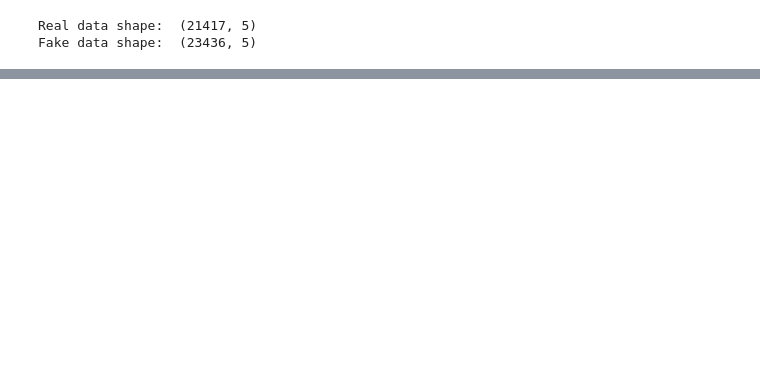
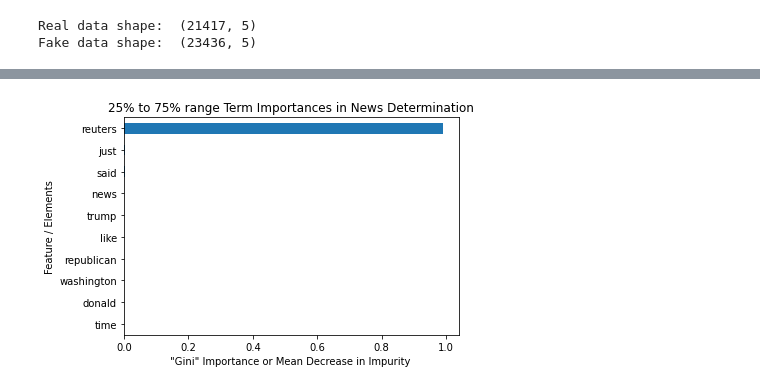
Before and after one commit to StephenSpicer/News_Parsing_DS23_unit02, a Jupyter notebook: unit02/fourthworkup.ipynb, the cells around one changed output, grey strips where cells are left out. Drawn from its saved outputs; the diff is of its cells as text; code cells hidden in the pictures; blank space fills up the shorter version.

```diff
--- a/unit02/fourthworkup.ipynb
+++ b/unit02/fourthworkup.ipynb
@@ -103,0 +239,14 @@ Index(['title', 'text', 'date', 'Fake'], dtype='object')
+# %%
+# TfidfVectorizer(stop_words = 'english', strip_accents ='ascii', max_features = 50, min_df= 0.25 , max_df= 0.75)
+
+model_test = Pipeline([
+    ('vectorizer', TfidfVectorizer(lowercase=True, stop_words = 'english', strip_accents ='ascii', max_features = 20, ngram_range=(1,2))),
+    #('dim_red', TruncatedSVD(n_components=19, random_state=42)),
+    ('encoder', OrdinalEncoder()),
+    ('predictor', GradientBoostingClassifier(random_state=42, verbose=1))
+])
+
+# Fit model to training data
+model_test.fit(Xb_train, yb_train);
+
+print(model_test.score(Xb_train, yb_train))
@@ -103,0 +273,15 @@ Index(['title', 'text', 'date', 'Fake'], dtype='object')
+# %%
+model1 = Pipeline([
+    ('vectorizer', TfidfVectorizer(stop_words = 'english', strip_accents ='ascii', max_features = 50, min_df= 0.25 , max_df= 0.75)),
+    #('dim_red', TruncatedSVD(n_components=19, random_state=42)),
+    ('encoder', OrdinalEncoder()),
+    ('predictor', GradientBoostingClassifier(random_state=42, verbose=1))
+])
+
+# Fit model to training data
+model1.fit(Xb_train, yb_train);
+
+print('model1 train: ', model1.score(Xb_train, yb_train))
+print('model1 val: ', model1.score(Xb_val, yb_val))
+print('model1 test: ',model1.score(Xb_test, yb_test))
+print()
@@ -103,0 +306,13 @@ Index(['title', 'text', 'date', 'Fake'], dtype='object')
+# %%
+# lets see what's going on here...
+
+vectorizer = TfidfVectorizer()
+importances = model1.named_steps['predictor'].feature_importances_
+features = model1.named_steps['vectorizer'].get_feature_names()
+feat_imp = pd.Series(importances, index=features).sort_values()
+feat_imp.tail(10).plot(kind='barh')
+plt.xlabel('"Gini" Importance or Mean Decrease in Impurity ')
+plt.ylabel('Feature / Elements')
+plt.title('25% to 75% range Term Importances in News Determination');
+# %% [output]
+[figure, added]
```
Also changed, not shown: parts of 43 cells of this notebook.
